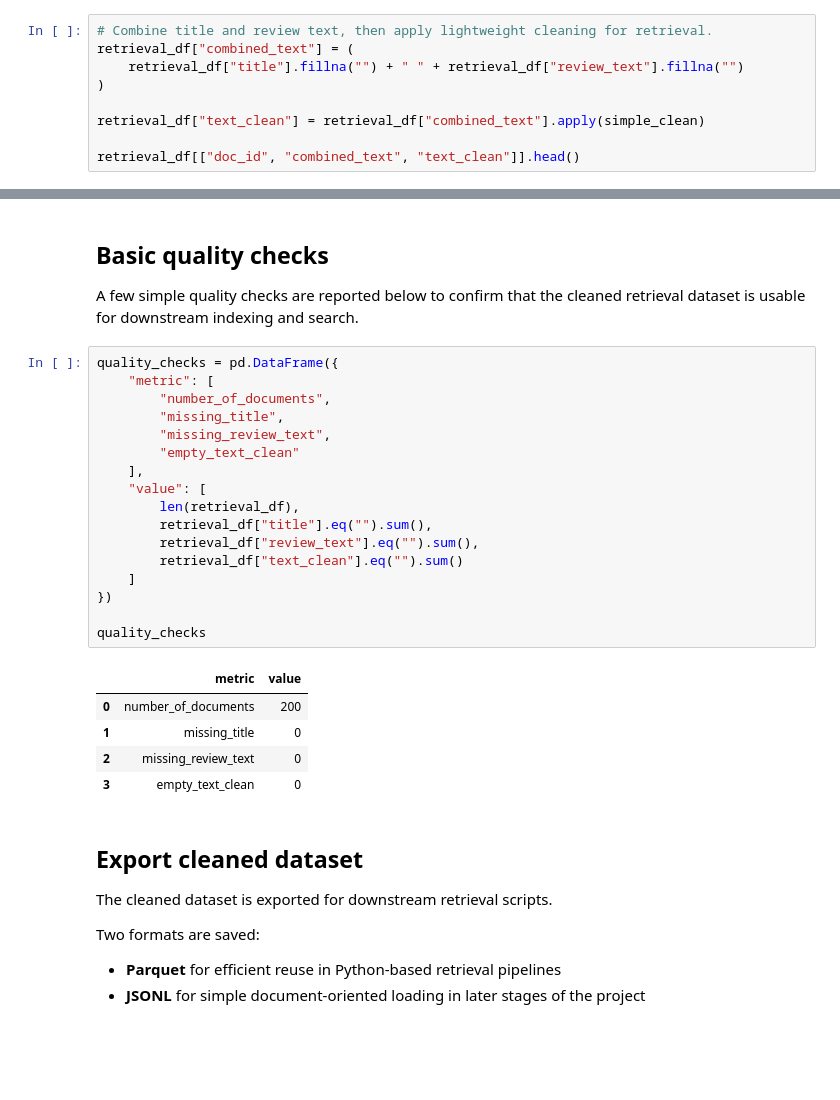
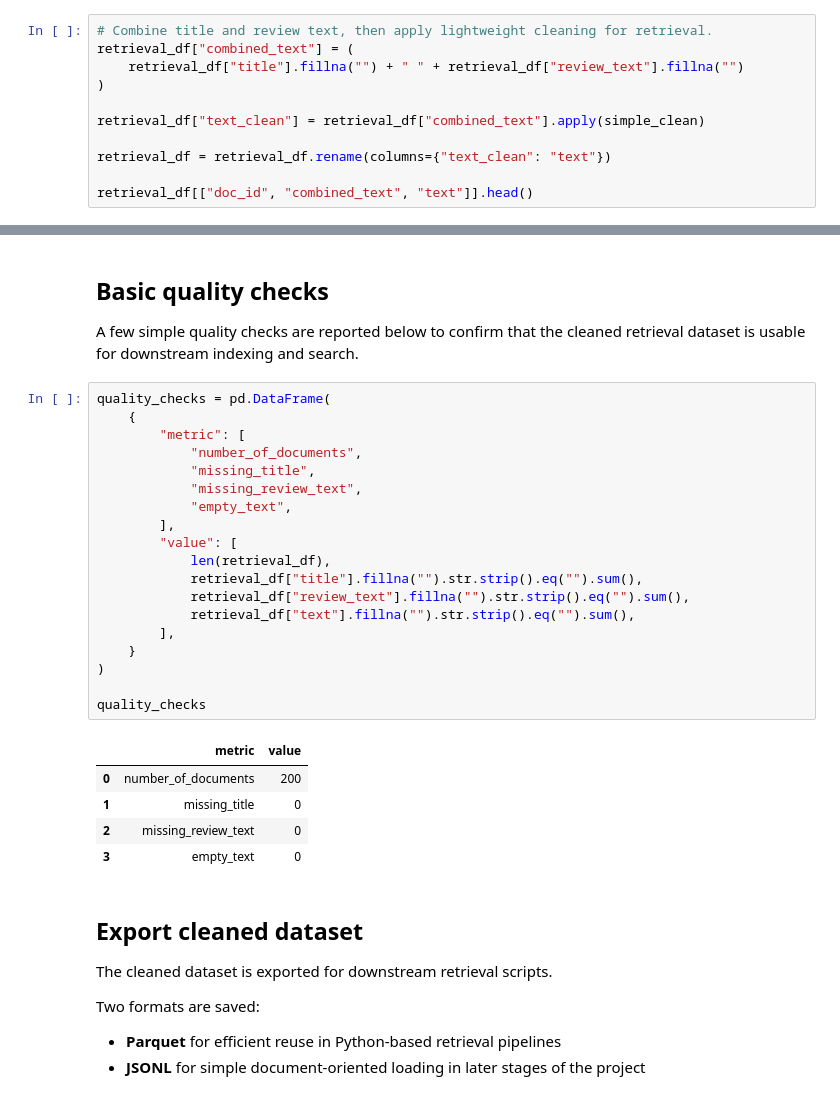
Before and after one commit to Omo6969/hybrid-rag-review-assistant, a Jupyter notebook: notebooks/milestone1_exploration.ipynb, the cells around one changed output, grey strips where cells are left out. Saved outputs shown, nothing was run; the diff lists cells and outputs as text; blank space fills up the shorter version.

```diff
--- a/notebooks/milestone1_exploration.ipynb
+++ b/notebooks/milestone1_exploration.ipynb
@@ -564,5 +454,7 @@ retrieval_df["combined_text"] = (
 
 retrieval_df["text_clean"] = retrieval_df["combined_text"].apply(simple_clean)
 
-retrieval_df[["doc_id", "combined_text", "text_clean"]].head()
+retrieval_df = retrieval_df.rename(columns={"text_clean": "text"})
+
+retrieval_df[["doc_id", "combined_text", "text"]].head()
 # %% [output]
@@ -581,28 +477,30 @@ The cleaned field, `text_clean`, preserves the main meaning of the original revi
 
 A few simple quality checks are reported below to confirm that the cleaned retrieval dataset is usable for downstream indexing and search.
 # %%
-quality_checks = pd.DataFrame({
-    "metric": [
-        "number_of_documents",
-        "missing_title",
-        "missing_review_text",
-        "empty_text_clean"
-    ],
-    "value": [
-        len(retrieval_df),
-        retrieval_df["title"].eq("").sum(),
-        retrieval_df["review_text"].eq("").sum(),
-        retrieval_df["text_clean"].eq("").sum()
-    ]
-})
+quality_checks = pd.DataFrame(
+    {
+        "metric": [
+            "number_of_documents",
+            "missing_title",
+            "missing_review_text",
+            "empty_text",
+        ],
+        "value": [
+            len(retrieval_df),
+            retrieval_df["title"].fillna("").str.strip().eq("").sum(),
+            retrieval_df["review_text"].fillna("").str.strip().eq("").sum(),
+            retrieval_df["text"].fillna("").str.strip().eq("").sum(),
+        ],
+    }
+)
 
 quality_checks
 # %% [output]
 |  | metric | value |
 | 0 | number_of_documents | 200 |
 | 1 | missing_title | 0 |
 | 2 | missing_review_text | 0 |
-| 3 | empty_text_clean | 0 |
+| 3 | empty_text | 0 |
 # %% [markdown]
 ## Export cleaned dataset
 
```
Also changed, not shown: parts of 12 cells of this notebook, 1 other file.
